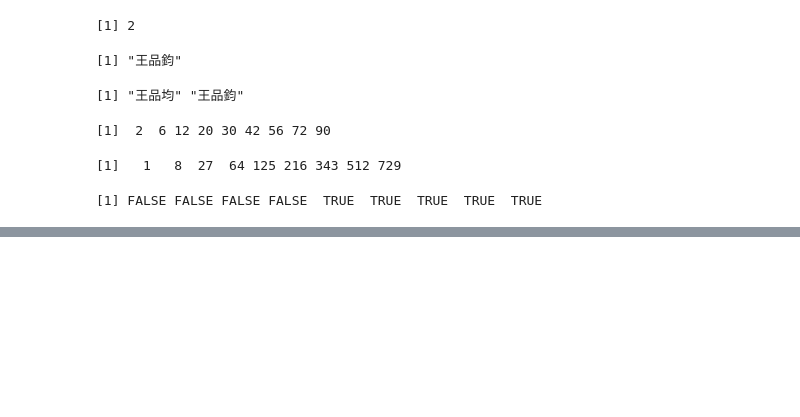
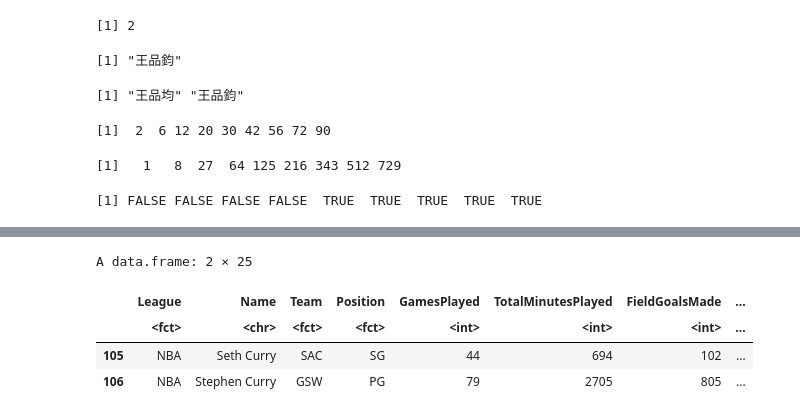
Before and after one commit to ShaoPingrelax/bigdata, a Jupyter notebook: 「0309_ipynb」的副本.ipynb, the cells around one changed output, grey strips where cells are left out. Cells and saved outputs as stored; diff of their text form; code cells hidden in the pictures; blank space fills up the shorter version.

```diff
--- a/「0309_ipynb」的副本.ipynb
+++ b/「0309_ipynb」的副本.ipynb
@@ -63,0 +155,8 @@ i>5
+# %%
+NBA1516[grepl("Curry",NBA1516$Name),]
+# %% [output]
+A data.frame: 2 × 25
+|  | League | Name | Team | Position | GamesPlayed | TotalMinutesPlayed | FieldGoalsMade | ... |
+|  | <fct> | <chr> | <fct> | <fct> | <int> | <int> | <int> | ... |
+| 105 | NBA | Seth Curry | SAC | SG | 44 | 694 | 102 | ... |
+| 106 | NBA | Stephen Curry | GSW | PG | 79 | 2705 | 805 | ... |
```
Also changed, not shown: parts of 8 cells of this notebook.
